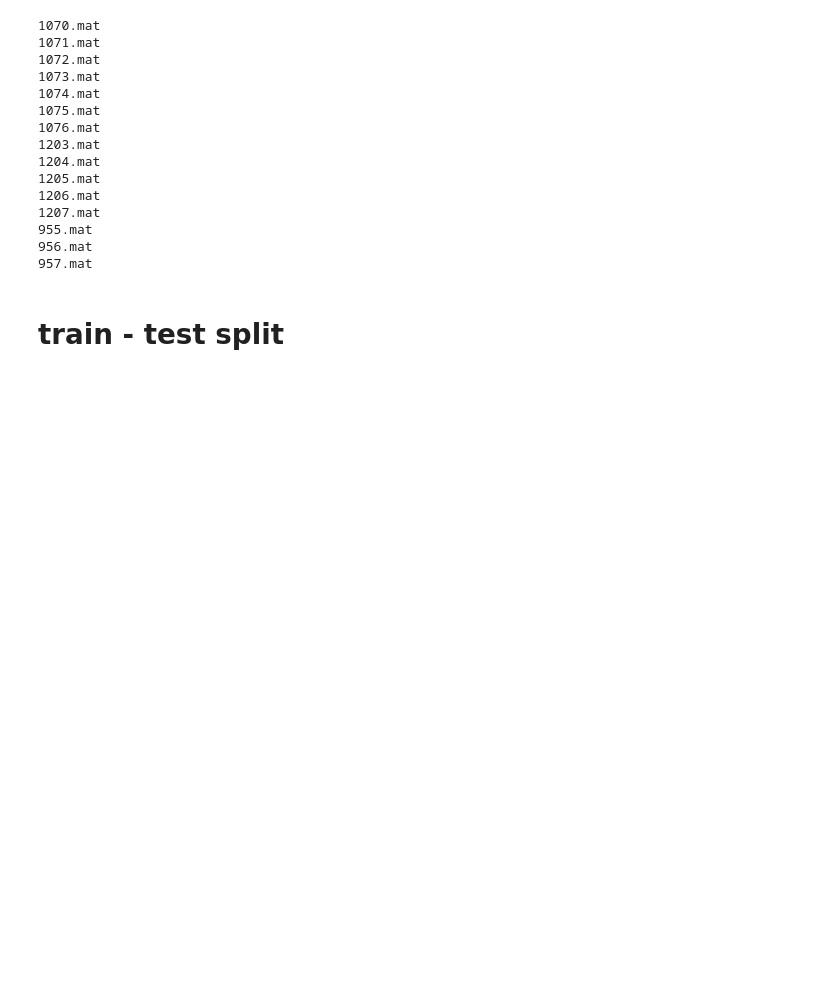
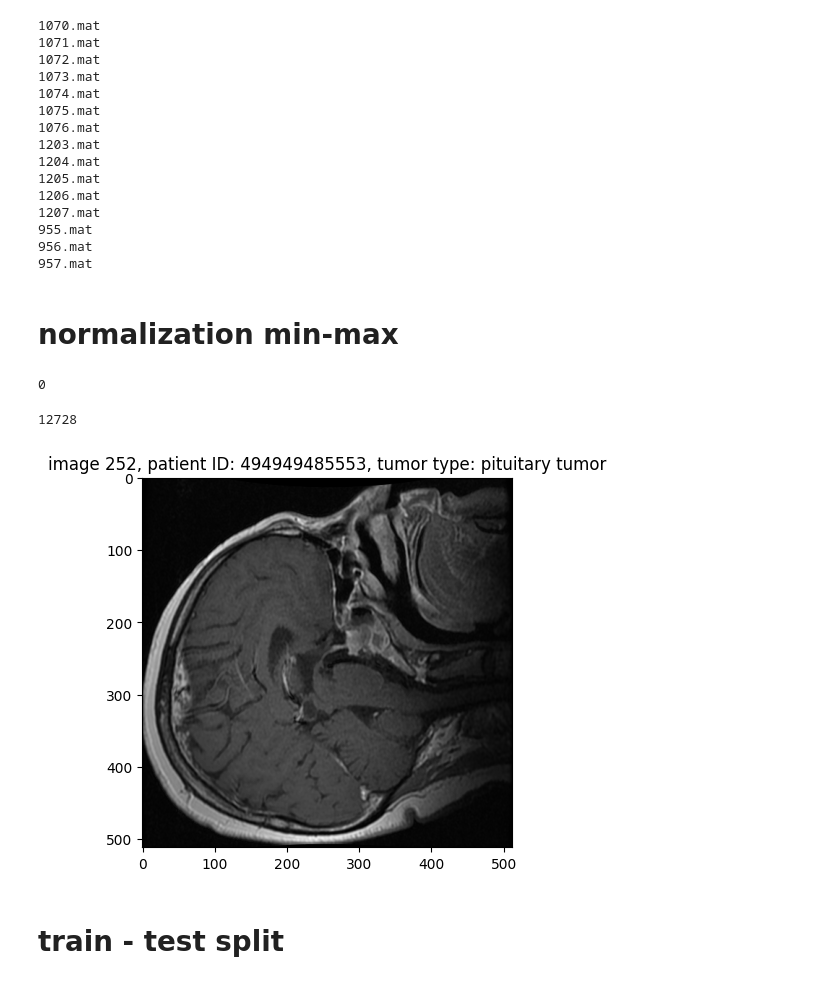
Before and after one commit to umbaranowska/PJATK_WUM_projekt, a Jupyter notebook: baseline_models.ipynb, the cells around one changed output. Drawn from its saved outputs; the diff is of its cells as text; code cells hidden in the pictures; blank space fills up the shorter version.

```diff
--- a/baseline_models.ipynb
+++ b/baseline_models.ipynb
@@ -26,6 +26,25 @@ images_label_string = convert_labels_to_strings(images_label)
 955.mat
 956.mat
 957.mat
+# %% [markdown]
+# normalization min-max
+# %%
+min_val = np.min(images_image)
+print(min_val)
+# %% [output]
+0
+# %%
+max_val = np.max(images_image)
+print(max_val)
+# %% [output]
+12728
+# %%
+images_image = (images_image - min_val) / (max_val - min_val)
+# %%
+plot_image(252, images_pid, images_image, images_label_string, images_mask,
+           show_mask = False)
+# %% [output]
+[figure, added]
 # %% [markdown]
 # train - test split
 # %%
```
Also changed, not shown: parts of 9 cells of this notebook, 3 other files.
